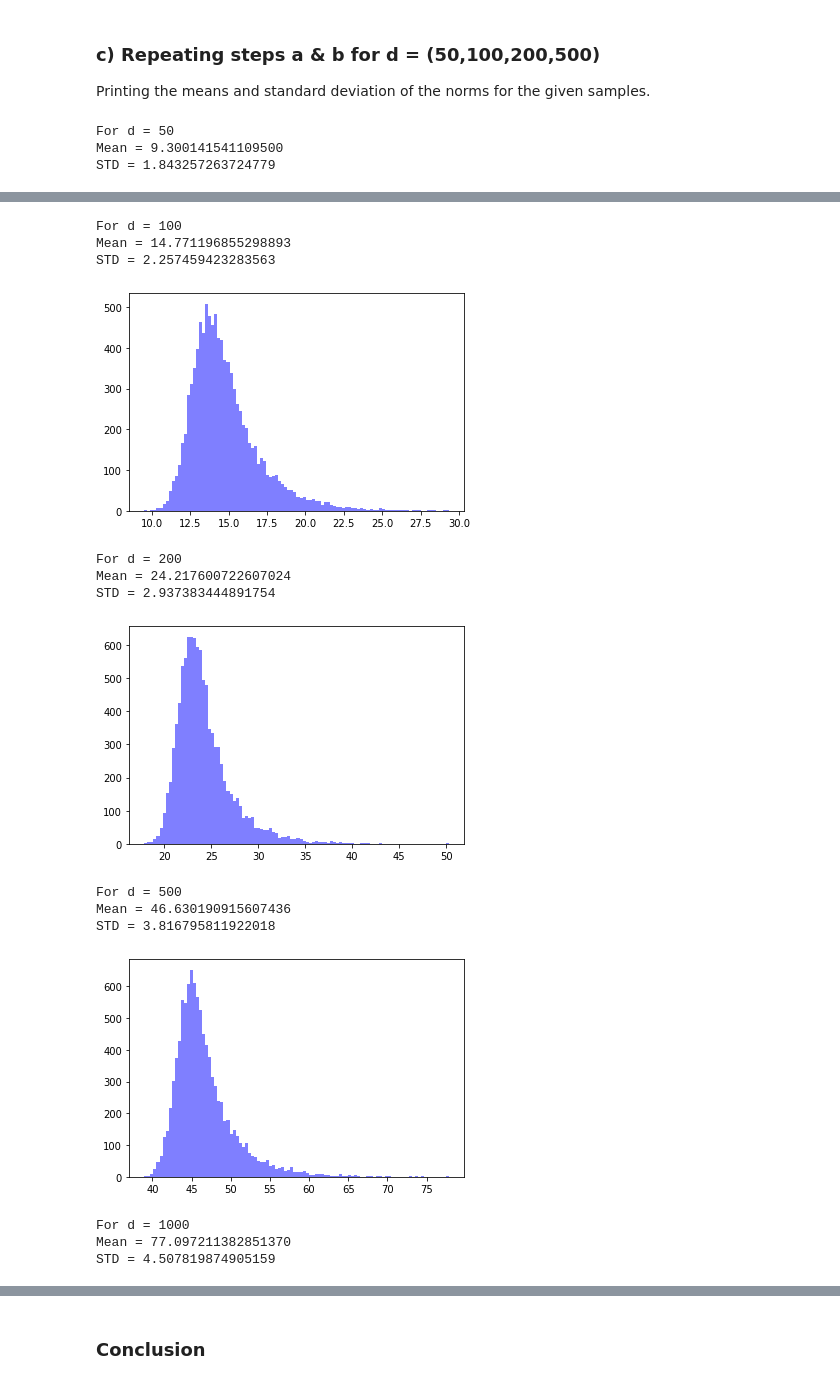
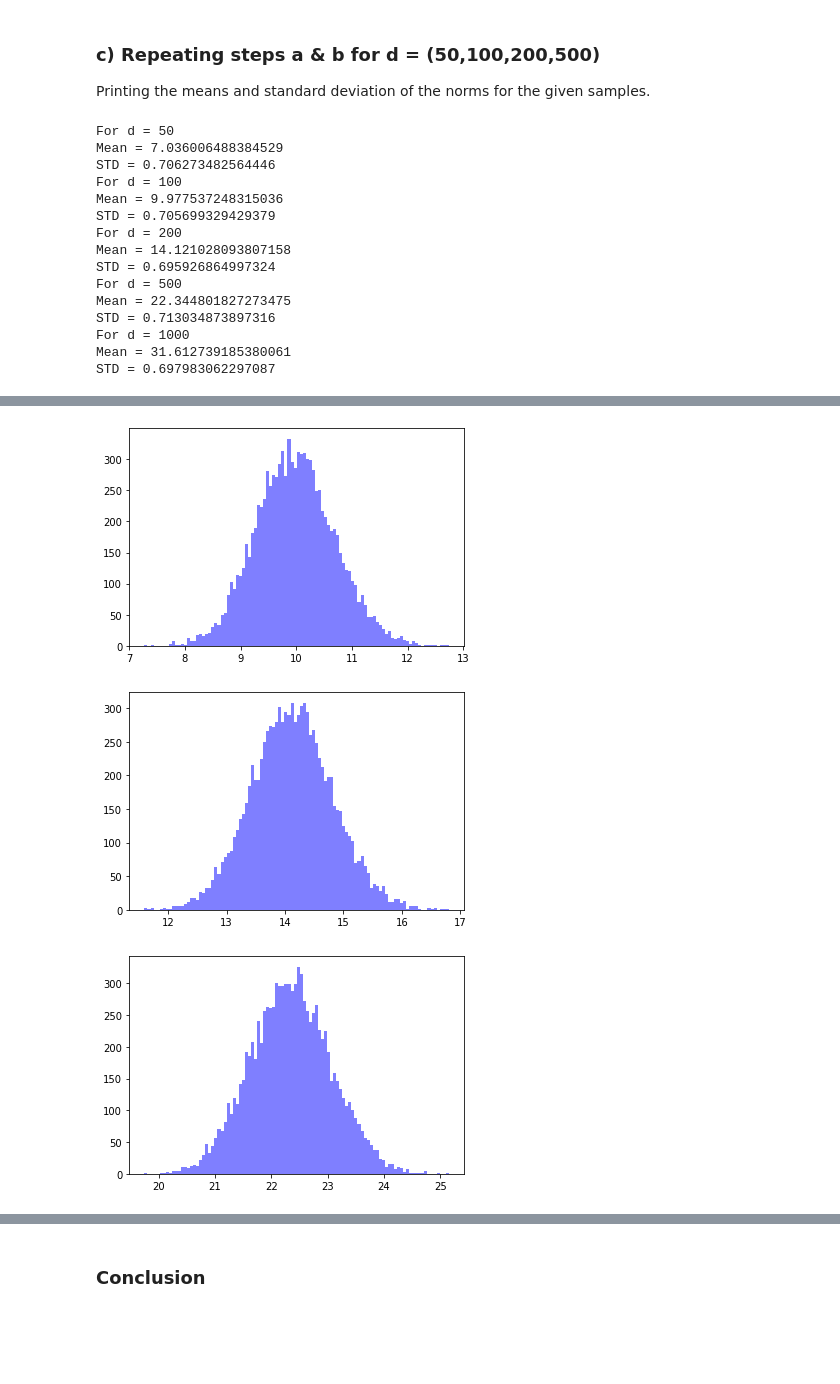
Before and after one commit to rishiraj824/MachineLearningAlgorithms, a Jupyter notebook: gaussian-distribution/gaussian-distribution.ipynb, the cells around one changed output, grey strips where cells are left out. Drawn from its saved outputs; the diff is of its cells as text; code cells hidden in the pictures; blank space fills up the shorter version.

```diff
--- a/gaussian-distribution/gaussian-distribution.ipynb
+++ b/gaussian-distribution/gaussian-distribution.ipynb
@@ -59,8 +59,7 @@ gaus_points = {}
 
 for dim in d:
     mean = np.zeros(dim)
-    #cov=np.identity(dim)
-    cov=get_cov_matrix(dim)
+    cov=np.identity(dim)
     gaus_points[dim] = np.random.multivariate_normal(mean, cov, (number_of_samples,1))
 
 euclidean_norms=[]
@@ -80,5 +79,17 @@ for dim in d:
     euclidean_norms=[]
 # %% [output]
 For d = 50
-Mean = 9.300141541109500
-STD = 1.843257263724779
+Mean = 7.036006488384529
+STD = 0.706273482564446
+For d = 100
+Mean = 9.977537248315036
+STD = 0.705699329429379
+For d = 200
+Mean = 14.121028093807158
+STD = 0.695926864997324
+For d = 500
+Mean = 22.344801827273475
+STD = 0.713034873897316
+For d = 1000
+Mean = 31.612739185380061
+STD = 0.697983062297087
@@ -86,15 +97,3 @@ STD = 1.843257263724779
-For d = 100
-Mean = 14.771196855298893
-STD = 2.257459423283563
-[figure, old version]
+[figure, new version]
-For d = 200
-Mean = 24.217600722607024
-STD = 2.937383444891754
-[figure, old version]
+[figure, new version]
-For d = 500
-Mean = 46.630190915607436
-STD = 3.816795811922018
-[figure, old version]
+[figure, new version]
-For d = 1000
-Mean = 77.097211382851370
-STD = 4.507819874905159
```
Also changed, not shown: parts of 5 cells of this notebook.
